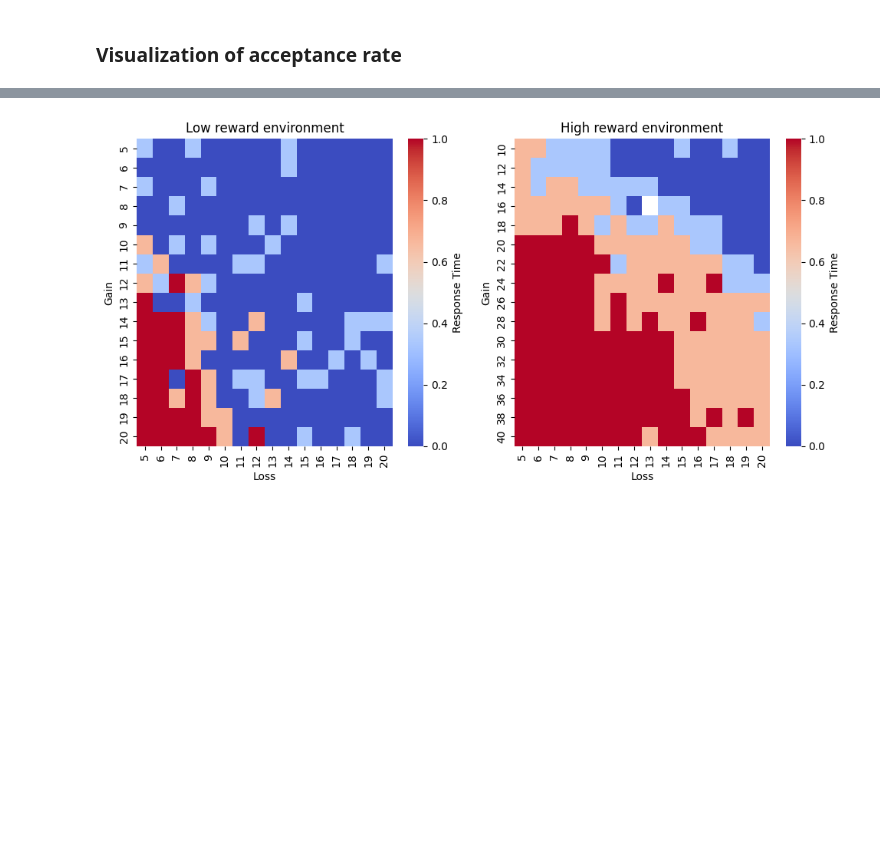
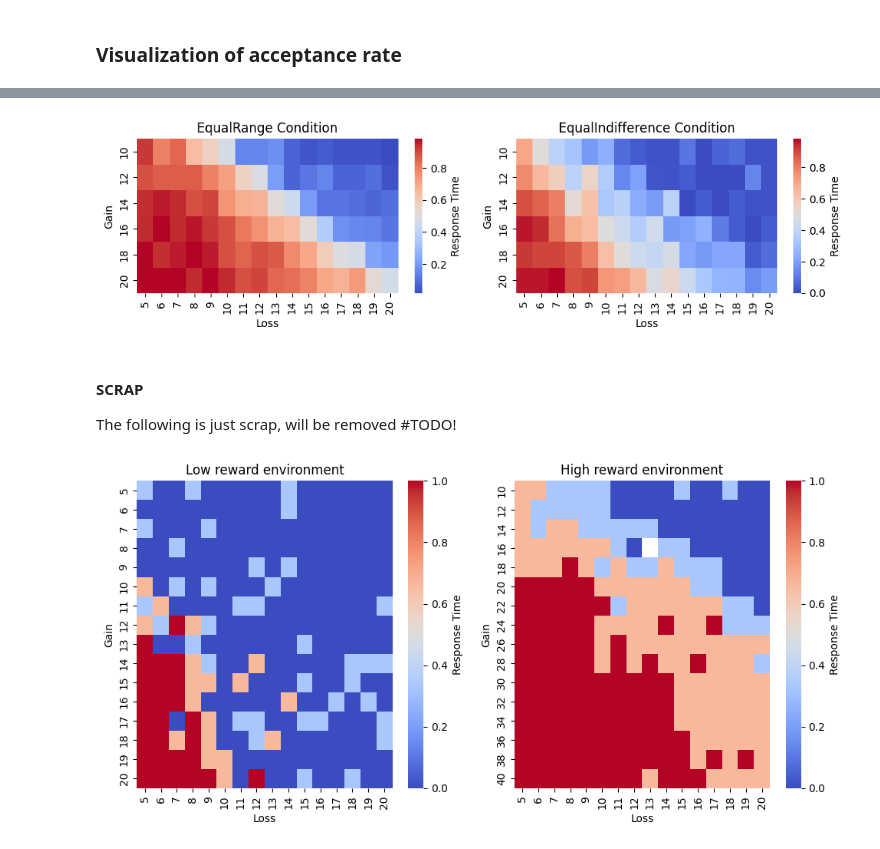
Before and after one commit to GusStgoReyes/riskyneuroarousal, a Jupyter notebook: notebooks/reproducible/1-behavior.ipynb, the cells around one changed output, grey strips where cells are left out. Drawn from its saved outputs; the diff is of its cells as text; code cells hidden in the pictures; blank space fills up the shorter version.

```diff
--- a/notebooks/reproducible/1-behavior.ipynb
+++ b/notebooks/reproducible/1-behavior.ipynb
@@ -232,3 +268,24 @@ plt.show()
+# %%
+# Two figures: Acceptance rate per condition
+fig, axs = plt.subplots(1, 2, figsize=(10, 3))
+hmap_data = data.query("condition == 'equalRange' & gain in @shared_gains").groupby(['gain', 'loss'])['accept'].mean().unstack()
+sns.heatmap(hmap_data, cmap='coolwarm', cbar_kws={'label': 'Response Time'}, ax = axs[0])
+axs[0].set_title("EqualRange Condition")
+axs[0].set_xlabel("Loss")
+axs[0].set_ylabel("Gain")
+
+hmap_data = data.query("condition == 'equalIndifference' & gain in @shared_gains").groupby(['gain', 'loss'])['accept'].mean().unstack()
+sns.heatmap(hmap_data, cmap='coolwarm', cbar_kws={'label': 'Response Time'}, ax = axs[1])
+axs[1].set_title("EqualIndifference Condition")
+axs[1].set_xlabel("Loss")
+axs[1].set_ylabel("Gain")
+plt.tight_layout()
+plt.show()
+# %% [output]
+[figure, added]
+# %% [markdown]
+#### SCRAP
+The following is just scrap, will be removed #TODO!
 # %%
 # add new column where its 0 if response_int is 1, 1/3 if its 2, 2/3 if its 3, 1 if its 4
 data["prob_accept"] = data["response_int"].replace({1: 0, 2: 1/3, 3: 2/3, 4: 1})
```
Also changed, not shown: parts of 19 cells of this notebook, 19 other files.
